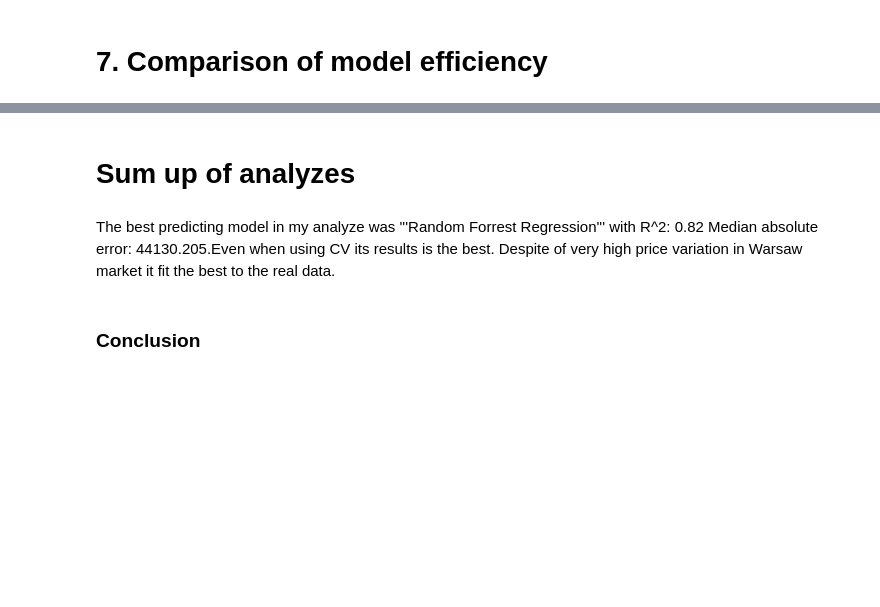
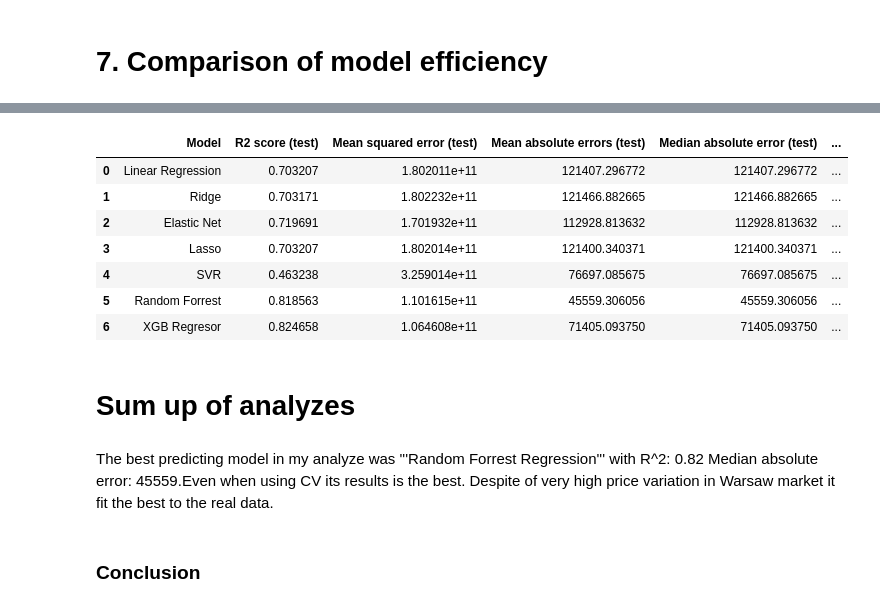
Before and after one commit to matpulawski/Warsaw_Housting_Market_Analyze, a Jupyter notebook: Warsaw_Housting_Analyze.ipynb, the cells around one changed output, grey strips where cells are left out. Cells and saved outputs as stored; diff of their text form; code cells hidden in the pictures; blank space fills up the shorter version.

```diff
--- a/Warsaw_Housting_Analyze.ipynb
+++ b/Warsaw_Housting_Analyze.ipynb
@@ -752,18 +747,0 @@ def mean_absolute_percentage_error(y_true, y_pred):
-# %%
-for name, model in models:
-    print("-"*80)
-    print(name, "\n")
-    print(f"R^2: {round(metrics.r2_score(y_test, model.predict(X_test)), 3)}")
-    print(f"Median absolute error: {round(metrics.median_absolute_error(y_test, model.predict(X_test)), 3)}")
-    print(f"Mean absolute error: {round(metrics.mean_absolute_error(y_test, model.predict(X_test)), 3)}")
-    print(f"Mean absolute percentage error: {round(mean_absolute_percentage_error(y_test, model.predict(X_test)), 3)}")
-
-    results = pd.DataFrame()
-    results['actual'] = y_test
-    results['predicted'] = model.predict(X_test)
-    fig, ax = plt.subplots()
-    ax.scatter(results['actual'], results['predicted'], edgecolors=(0, 0, 0))
-    ax.plot([results['actual'].min(), results['actual'].max()], [results['actual'].min(), results['actual'].max()], 'k--', lw=4)
-    ax.set_xlabel('Real_Values')
-    ax.set_ylabel('Assesment')
-    plt.show()
@@ -867,8 +833,19 @@ plt.show()
+# %%
+results
+# %% [output]
+|  | Model | R2 score (test) | Mean squared error (test) | Mean absolute errors (test) | Median absolute error (test) | ... |
+| 0 | Linear Regression | 0.703207 | 1.802011e+11 | 121407.296772 | 121407.296772 | ... |
+| 1 | Ridge | 0.703171 | 1.802232e+11 | 121466.882665 | 121466.882665 | ... |
+| 2 | Elastic Net | 0.719691 | 1.701932e+11 | 112928.813632 | 112928.813632 | ... |
+| 3 | Lasso | 0.703207 | 1.802014e+11 | 121400.340371 | 121400.340371 | ... |
+| 4 | SVR | 0.463238 | 3.259014e+11 | 76697.085675 | 76697.085675 | ... |
+| 5 | Random Forrest | 0.818563 | 1.101615e+11 | 45559.306056 | 45559.306056 | ... |
+| 6 | XGB Regresor | 0.824658 | 1.064608e+11 | 71405.093750 | 71405.093750 | ... |
 # %% [markdown]
 # Sum up of analyzes
 # %% [markdown]
 The best predicting model in my analyze was '''Random Forrest Regression''' with R^2: 0.82
-Median absolute error: 44130.205.Even when using CV its results is the best. Despite of very high price variation in Warsaw market it fit the best to the real data.
+Median absolute error: 45559.Even when using CV its results is the best. Despite of very high price variation in Warsaw market it fit the best to the real data.
 # %% [markdown]
 ### Conclusion
 # %% [markdown]
```
Also changed, not shown: parts of 14 cells of this notebook.
